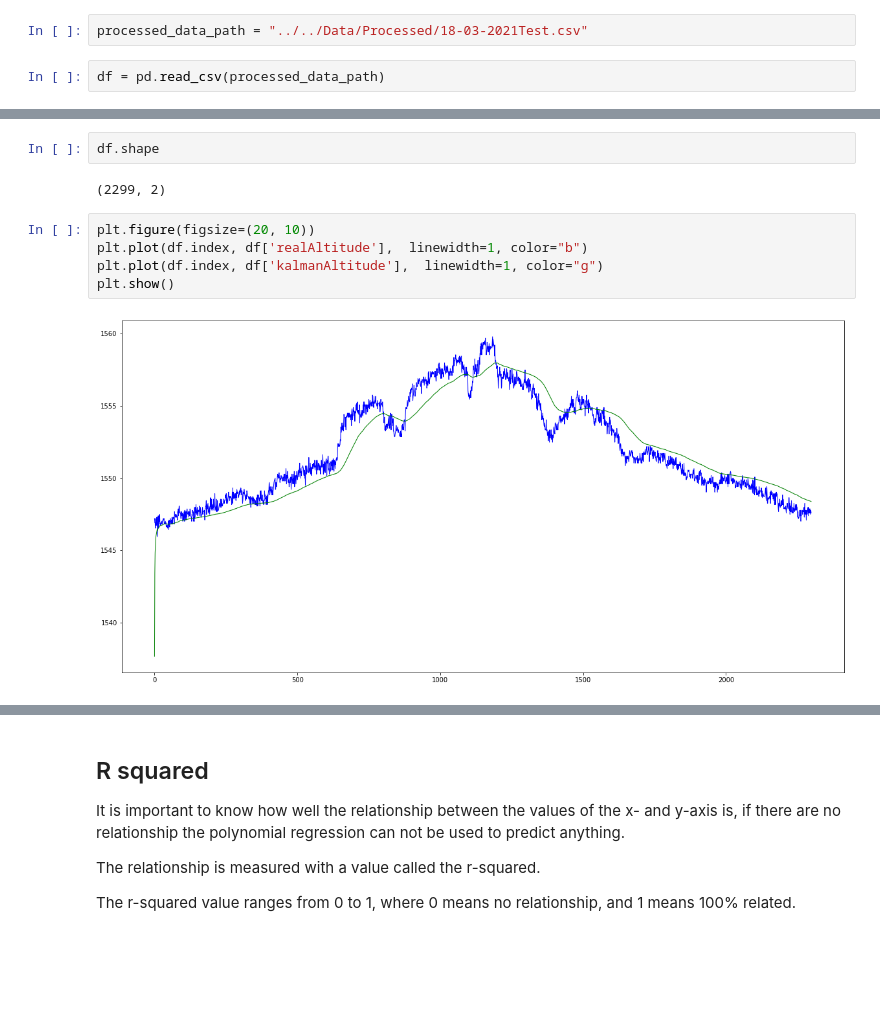
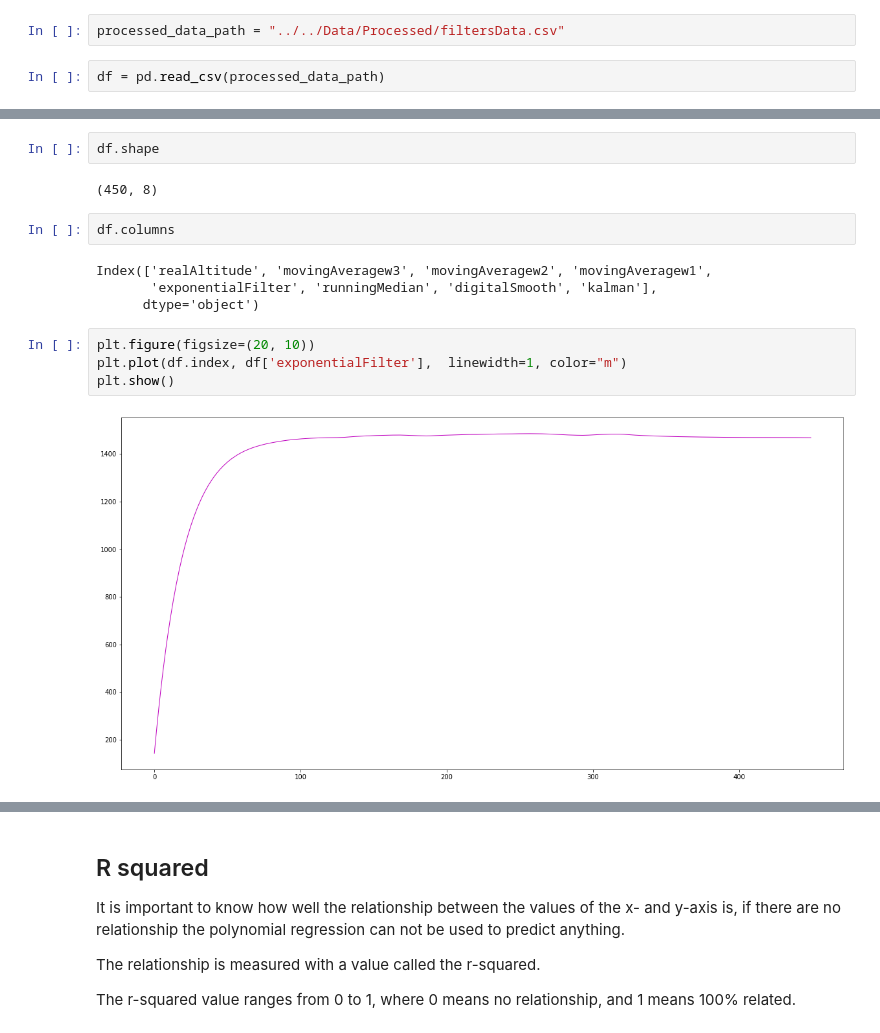
Before and after one commit to nakujaproject/BMPdata, a Jupyter notebook: Src/Notebooks/correlationAnalysis.ipynb, the cells around one changed output, grey strips where cells are left out. Cells and saved outputs as stored; diff of their text form; blank space fills up the shorter version.

Commit message:
👌 UPDATE: Analysis with multiple filters

```diff
--- a/Src/Notebooks/correlationAnalysis.ipynb
+++ b/Src/Notebooks/correlationAnalysis.ipynb
@@ -6,5 +6,5 @@ from scipy.signal import lfilter, savgol_filter
 # %%
-processed_data_path = "../../Data/Processed/18-03-2021Test.csv"
+processed_data_path = "../../Data/Processed/filtersData.csv"
 # %%
 df = pd.read_csv(processed_data_path)
 # %%
@@ -29,11 +40,16 @@ df.head()
 # %%
 df.shape
 # %% [output]
-(2299, 2)
+(450, 8)
+# %%
+df.columns
+# %% [output]
+Index(['realAltitude', 'movingAveragew3', 'movingAveragew2', 'movingAveragew1',
+       'exponentialFilter', 'runningMedian', 'digitalSmooth', 'kalman'],
+      dtype='object')
 # %%
 plt.figure(figsize=(20, 10))
-plt.plot(df.index, df['realAltitude'],  linewidth=1, color="b")
-plt.plot(df.index, df['kalmanAltitude'],  linewidth=1, color="g")
+plt.plot(df.index, df['exponentialFilter'],  linewidth=1, color="m")
 plt.show()
 # %% [output]
-[figure, old version]
+[figure, new version]
```
Also changed, not shown: parts of 12 cells of this notebook.
